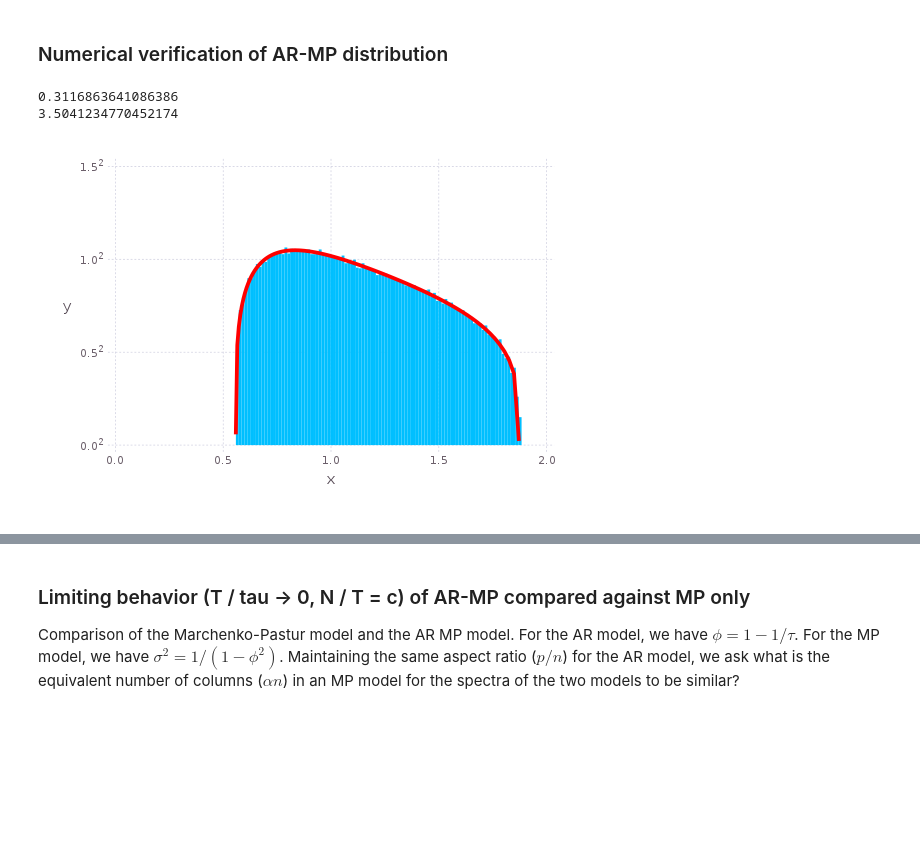
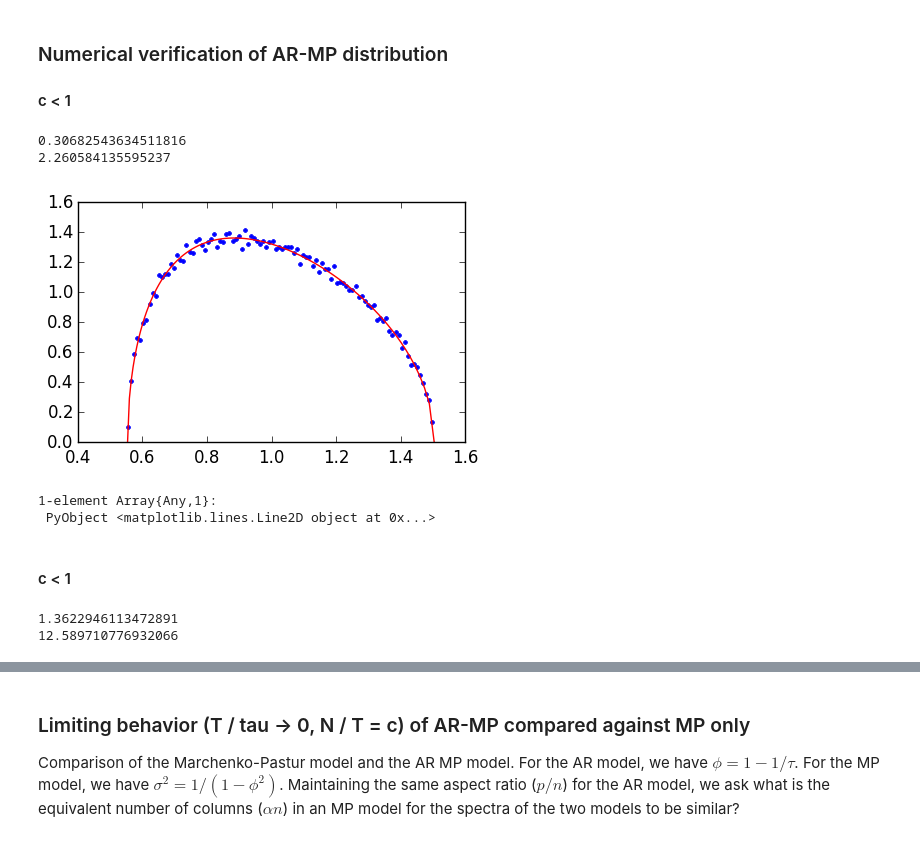
Before and after one commit to ganguli-lab/single-trial, a Jupyter notebook: AR MP.ipynb, the cells around one changed output, grey strips where cells are left out. Saved outputs shown, nothing was run; the diff lists cells and outputs as text; code cells hidden in the pictures; blank space fills up the shorter version.

```diff
--- a/AR MP.ipynb
+++ b/AR MP.ipynb
@@ -6,24 +11,36 @@ using HDStat
 # %% [markdown]
 ### Numerical verification of AR-MP distribution
+#### c < 1
 # %%
-model = ARMPModel(1000, 5000, 0.5)
+model = ARMPModel(1000, 5000, 0.2)
 l, u = lb(model), ub(model)
 println(l);
 println(u);
 # %% [output]
-0.3116863641086386
-3.5041234770452174
+0.30682543634511816
+2.260584135595237
 # %%
 sampleSpec = sqrt(randSpec(model, 10))
 
 bins = linspace(minimum(sampleSpec), maximum(sampleSpec), 101)
 _, counts = hist(sampleSpec, bins)
 counts /= sum(counts) * mean(diff(bins))
 
+figure(figsize=(5, 3))
+plot((bins[1:end - 1] + bins[2:end]) / 2, counts, ".")
 x = logspace(log10(sqrt(l + 1e-6)), log10(sqrt(u - 1e-6)), 100)
-l1 = layer(x=(bins[1:end - 1] + bins[2:end]) / 2, y=counts, Geom.bar)
-lineTheme = Theme(line_width=1mm, default_color=color("red"))
-l2 = layer(x=x, y=map(t -> spec(model)(t^2) * 2 * t, x), Geom.line, lineTheme)
-plot(l1, l2, Scale.y_sqrt)
+plot(x, map(t -> spec(model)(t^2) * 2 * t, x), "r")
 # %% [output]
-[figure, old version]
+[figure, new version]
+1-element Array{Any,1}:
+ PyObject <matplotlib.lines.Line2D object at 0x...>
+# %% [markdown]
+#### c < 1
+# %%
+model = ARMPModel(5000, 1000, 0.2)
+l, u = lb(model), ub(model)
+println(l);
+println(u);
+# %% [output]
+1.3622946113472891
+12.589710776932066
```
Also changed, not shown: parts of 7 cells of this notebook, 4 other files.
